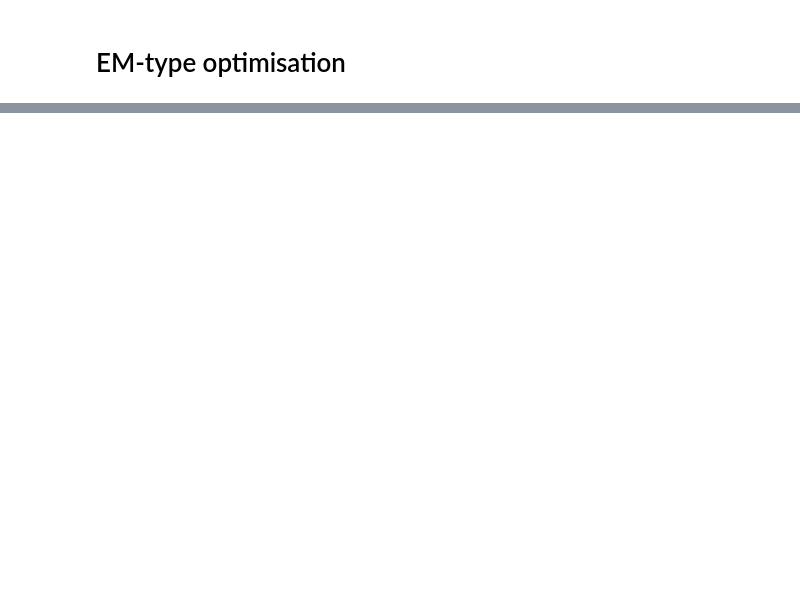
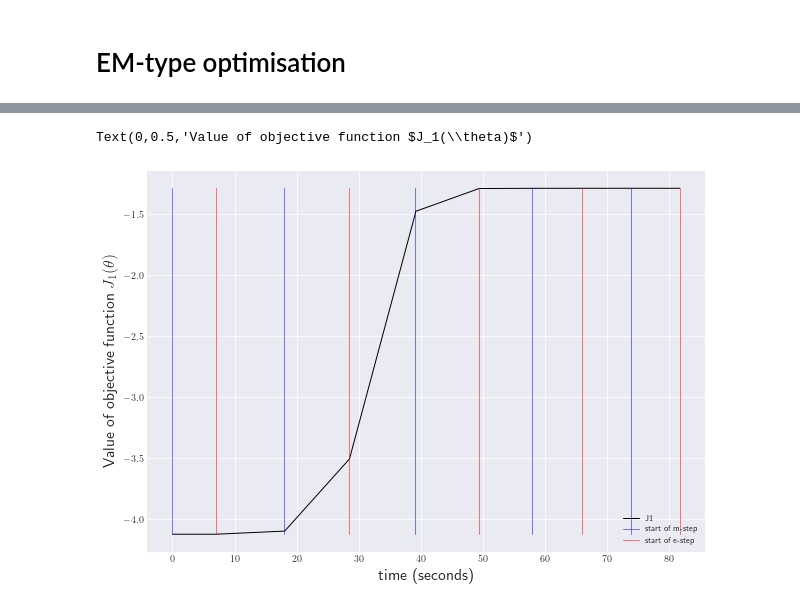
Before and after one commit to benrhodes26/VNCE, a Jupyter notebook: proposal/code/notebooks/1) normalised-mog.ipynb, the cells around one changed output, grey strips where cells are left out. Cells and saved outputs as stored; diff of their text form; code cells hidden in the pictures; blank space fills up the shorter version.

```diff
--- a/proposal/code/notebooks/1) normalised-mog.ipynb
+++ b/proposal/code/notebooks/1) normalised-mog.ipynb
@@ -194,7 +199,7 @@ loss_function = MonteCarloVnceLoss(model=model,
                                    noise_to_data_ratio=nu,
                                    num_latent_per_data=nz)
 m_step = ScipyMinimiseEmStep(do_m_step=True, optimisation_method='BFGS')
-e_step = ExactEStep()
+e_step = ExactEStep(track_loss=True)
 optimiser = VemOptimiser(m_step=m_step, e_step=e_step)
 # %%
 nce_optimiser = NCEOptimiser(model=nce_model, noise=noise, noise_samples=Y, nu=nu)
@@ -251,11 +277,14 @@ optimiser.fit(loss_function=loss_function, theta0=theta0, alpha0=alpha0, stop_th
 # %%
 fig = optimiser.plot_loss_curve()
 ax = fig.gca()
 ax.plot()
 ax.set_ylabel(r'Value of objective function $J_1(\theta)$', fontsize=16)
 
-if new_figs:
-    fig.savefig('../../figs/em-loss-curve-mog.pdf')
+# if new_figs:
+#     fig.savefig('../../figs/em-loss-curve-mog.pdf')
+# %% [output]
+Text(0,0.5,'Value of objective function $J_1(\\theta)$')
+[figure, added]
 # %%
 optimiser_thetas, optimiser_alphas, losses, times = optimiser.get_flattened_result_arrays()
 _, _, m_start_ids, e_start_ids = optimiser.get_m_and_e_step_ids()
```
Also changed, not shown: parts of 12 cells of this notebook, 10 other files.
